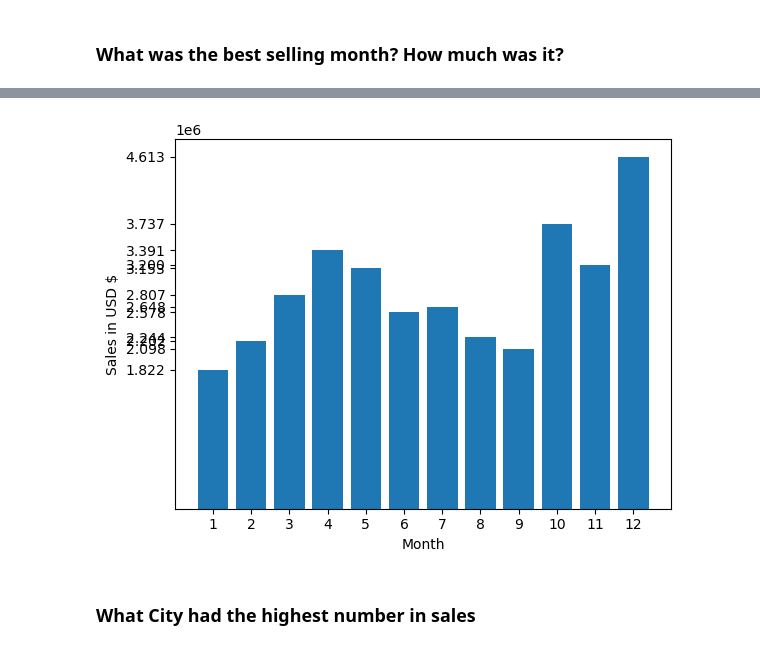
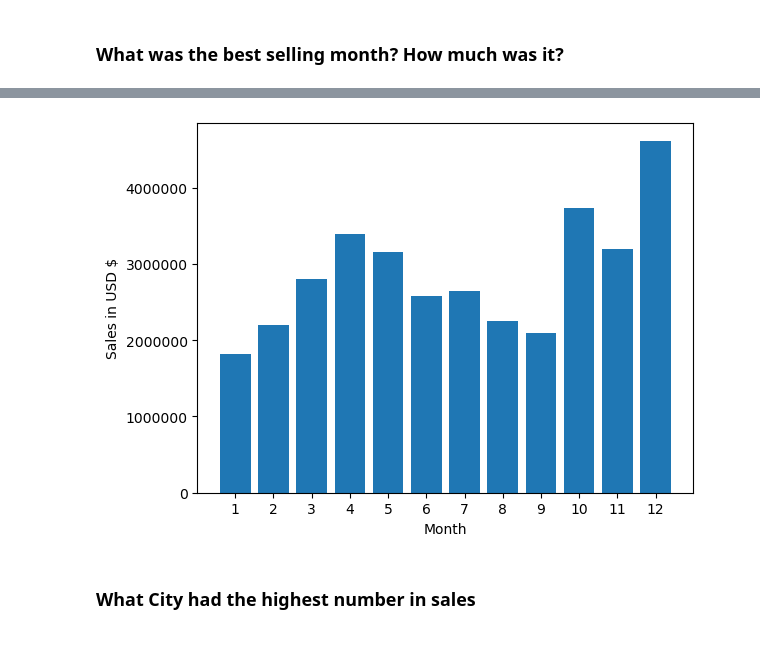
Before and after one commit to Yunusfaiz/Sales-Analysis, a Jupyter notebook: Sales_analysis.ipynb, the cells around one changed output, grey strips where cells are left out. Saved outputs shown, nothing was run; the diff lists cells and outputs as text; code cells hidden in the pictures.

```diff
--- a/Sales_analysis.ipynb
+++ b/Sales_analysis.ipynb
@@ -106,6 +111,7 @@ See the caveats in the documentation: https://pandas.pydata.org/pandas-docs/stab
 #### Adding a city colunm
 # %%
 df['City'] = df['Purchase Address'].apply(lambda x: x.split(',')[1])
+df['State'] = df['Purchase Address'].apply(lambda x: x.split(',')[2].split(' ')[1])
 # %% [output]
 A value is trying to be set on a copy of a slice from a DataFrame.
 Try using .loc[row_indexer,col_indexer] = value instead
@@ -130,13 +157,13 @@ import matplotlib.pyplot as plt
 # %%
 months = range(1, 13)
 
 plt.bar(months, results['sales'])
 plt.xticks(months)
-plt.yticks(results['sales'])
 plt.ylabel('Sales in USD $')
 plt.xlabel('Month')
+plt.ticklabel_format(useOffset=False, axis='y', style='plain')
 plt.show()
 # %% [output]
-[figure, old version]
+[figure, new version]
 # %% [markdown]
 ### What City had the highest number in sales
```
Also changed, not shown: parts of 11 cells of this notebook.
